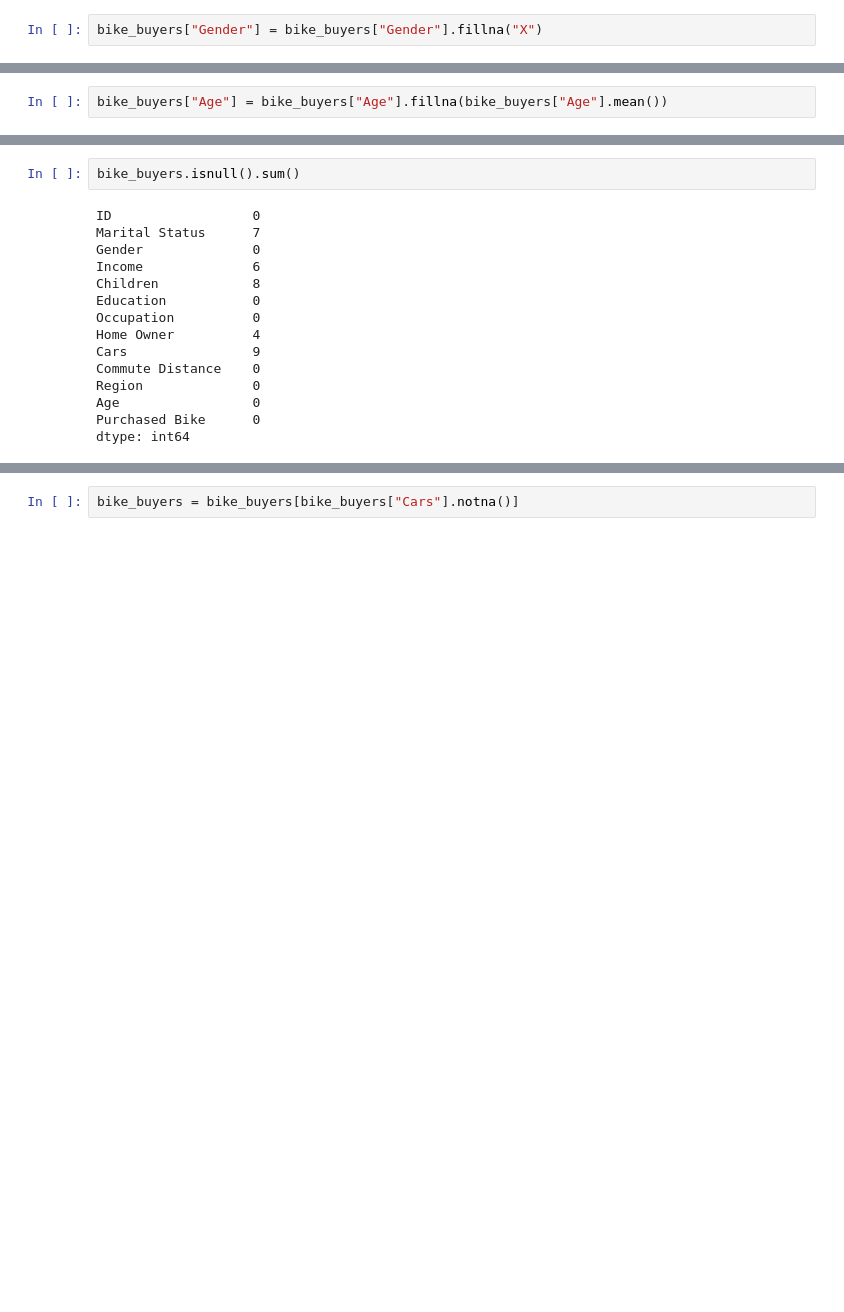
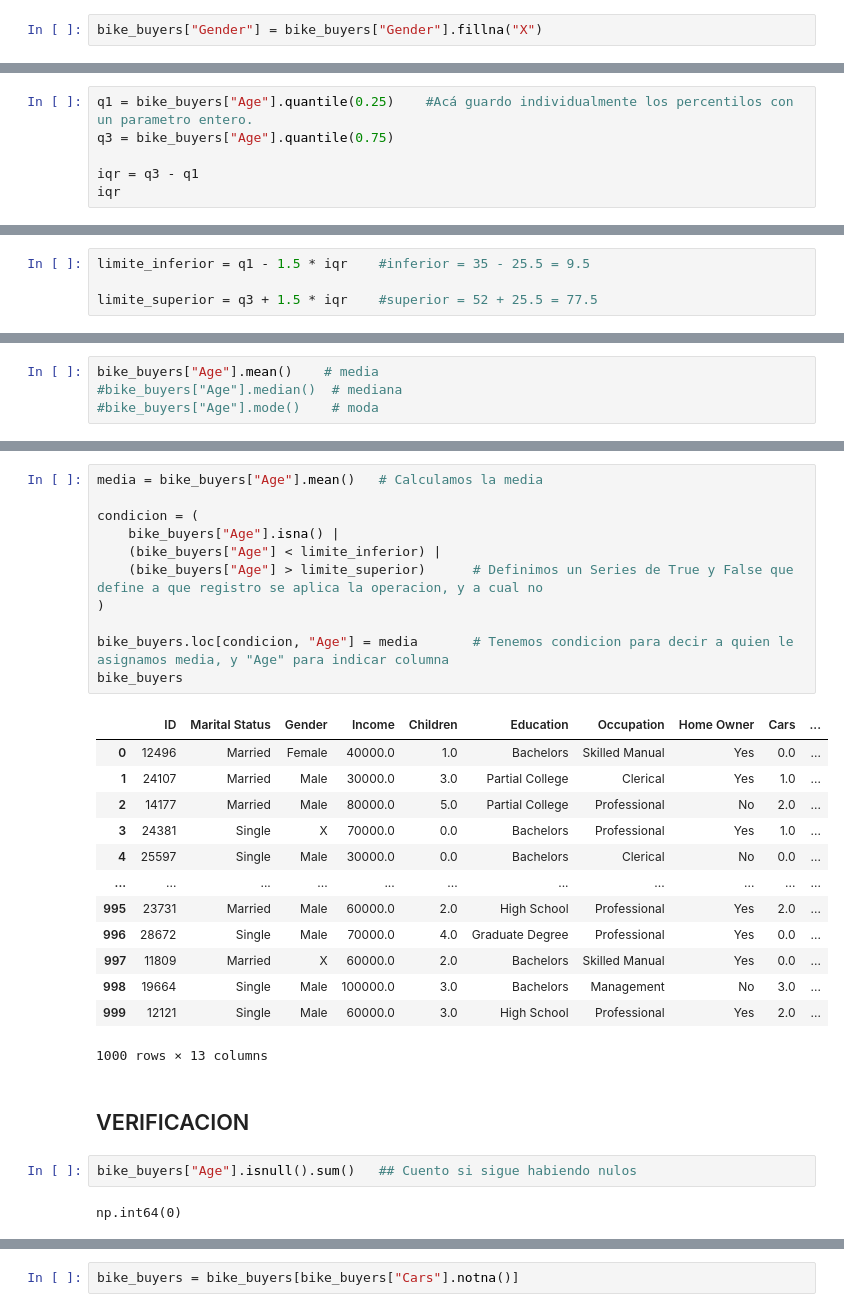
Before and after one commit to Franco-Vallejos/Ciencia-de-datos, a Jupyter notebook: Ejercicios/Segunda clase/01_Ej_imputacion_de_outliers_bike_buyers.ipynb, the cells around one changed output, grey strips where cells are left out. Drawn from its saved outputs; the diff is of its cells as text; blank space fills up the shorter version.

```diff
--- a/Ejercicios/Segunda clase/01_Ej_imputacion_de_outliers_bike_buyers.ipynb
+++ b/Ejercicios/Segunda clase/01_Ej_imputacion_de_outliers_bike_buyers.ipynb
@@ -54,0 +85,6 @@ bike_buyers["Gender"] = bike_buyers["Gender"].fillna("X")
+# %%
+q1 = bike_buyers["Age"].quantile(0.25)    #Acá guardo individualmente los percentilos con un parametro entero.
+q3 = bike_buyers["Age"].quantile(0.75)
+
+iqr = q3 - q1
+iqr
@@ -54,0 +95,4 @@ bike_buyers["Gender"] = bike_buyers["Gender"].fillna("X")
+# %%
+limite_inferior = q1 - 1.5 * iqr    #inferior = 35 - 25.5 = 9.5
+
+limite_superior = q3 + 1.5 * iqr    #superior = 52 + 25.5 = 77.5
@@ -55,2 +125,4 @@ bike_buyers["Gender"] = bike_buyers["Gender"].fillna("X")
 # %%
-bike_buyers["Age"] = bike_buyers["Age"].fillna(bike_buyers["Age"].mean())
+bike_buyers["Age"].mean()    # media
+#bike_buyers["Age"].median()  # mediana
+#bike_buyers["Age"].mode()    # moda
@@ -57,17 +139,31 @@ bike_buyers["Age"] = bike_buyers["Age"].fillna(bike_buyers["Age"].mean())
+# %%
+media = bike_buyers["Age"].mean()   # Calculamos la media
+
+condicion = (
+    bike_buyers["Age"].isna() |
+    (bike_buyers["Age"] < limite_inferior) |
+    (bike_buyers["Age"] > limite_superior)      # Definimos un Series de True y False que define a que registro se aplica la operacion, y a cual no
+)
+
+bike_buyers.loc[condicion, "Age"] = media       # Tenemos condicion para decir a quien le asignamos media, y "Age" para indicar columna
+bike_buyers
+# %% [output]
+|  | ID | Marital Status | Gender | Income | Children | Education | Occupation | Home Owner | Cars | ... |
+| 0 | 12496 | Married | Female | 40000.0 | 1.0 | Bachelors | Skilled Manual | Yes | 0.0 | ... |
+| 1 | 24107 | Married | Male | 30000.0 | 3.0 | Partial College | Clerical | Yes | 1.0 | ... |
+| 2 | 14177 | Married | Male | 80000.0 | 5.0 | Partial College | Professional | No | 2.0 | ... |
+| 3 | 24381 | Single | X | 70000.0 | 0.0 | Bachelors | Professional | Yes | 1.0 | ... |
+| 4 | 25597 | Single | Male | 30000.0 | 0.0 | Bachelors | Clerical | No | 0.0 | ... |
+| ... | ... | ... | ... | ... | ... | ... | ... | ... | ... | ... |
+| 995 | 23731 | Married | Male | 60000.0 | 2.0 | High School | Professional | Yes | 2.0 | ... |
+| 996 | 28672 | Single | Male | 70000.0 | 4.0 | Graduate Degree | Professional | Yes | 0.0 | ... |
+| 997 | 11809 | Married | X | 60000.0 | 2.0 | Bachelors | Skilled Manual | Yes | 0.0 | ... |
+| 998 | 19664 | Single | Male | 100000.0 | 3.0 | Bachelors | Management | No | 3.0 | ... |
+| 999 | 12121 | Single | Male | 60000.0 | 3.0 | High School | Professional | Yes | 2.0 | ... |
+1000 rows × 13 columns
+# %% [markdown]
+## VERIFICACION
 # %%
-bike_buyers.isnull().sum()
+bike_buyers["Age"].isnull().sum()   ## Cuento si sigue habiendo nulos
 # %% [output]
-ID                  0
-Marital Status      7
-Gender              0
-Income              6
-Children            8
-Education           0
-Occupation          0
-Home Owner          4
-Cars                9
-Commute Distance    0
-Region              0
-Age                 0
-Purchased Bike      0
-dtype: int64
+np.int64(0)
```
Also changed, not shown: parts of 35 cells of this notebook.
